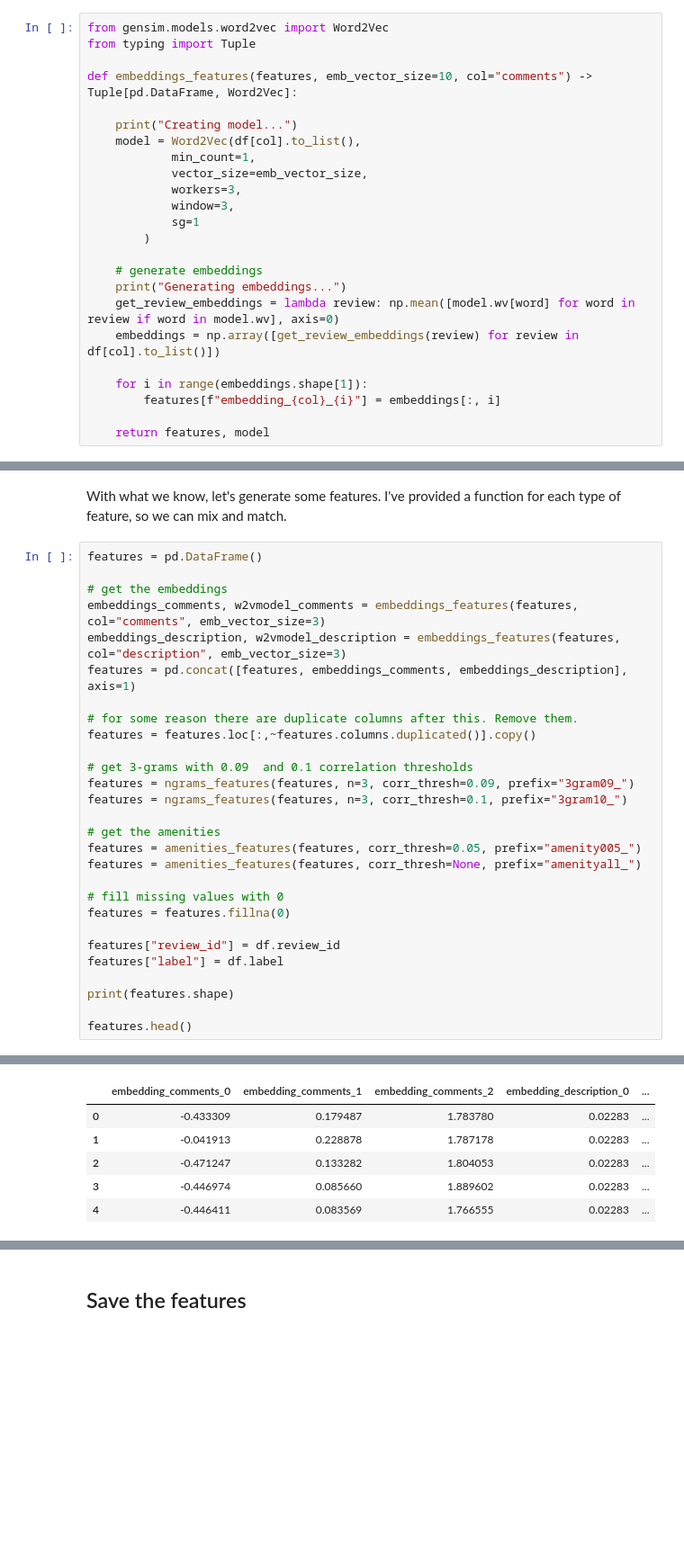
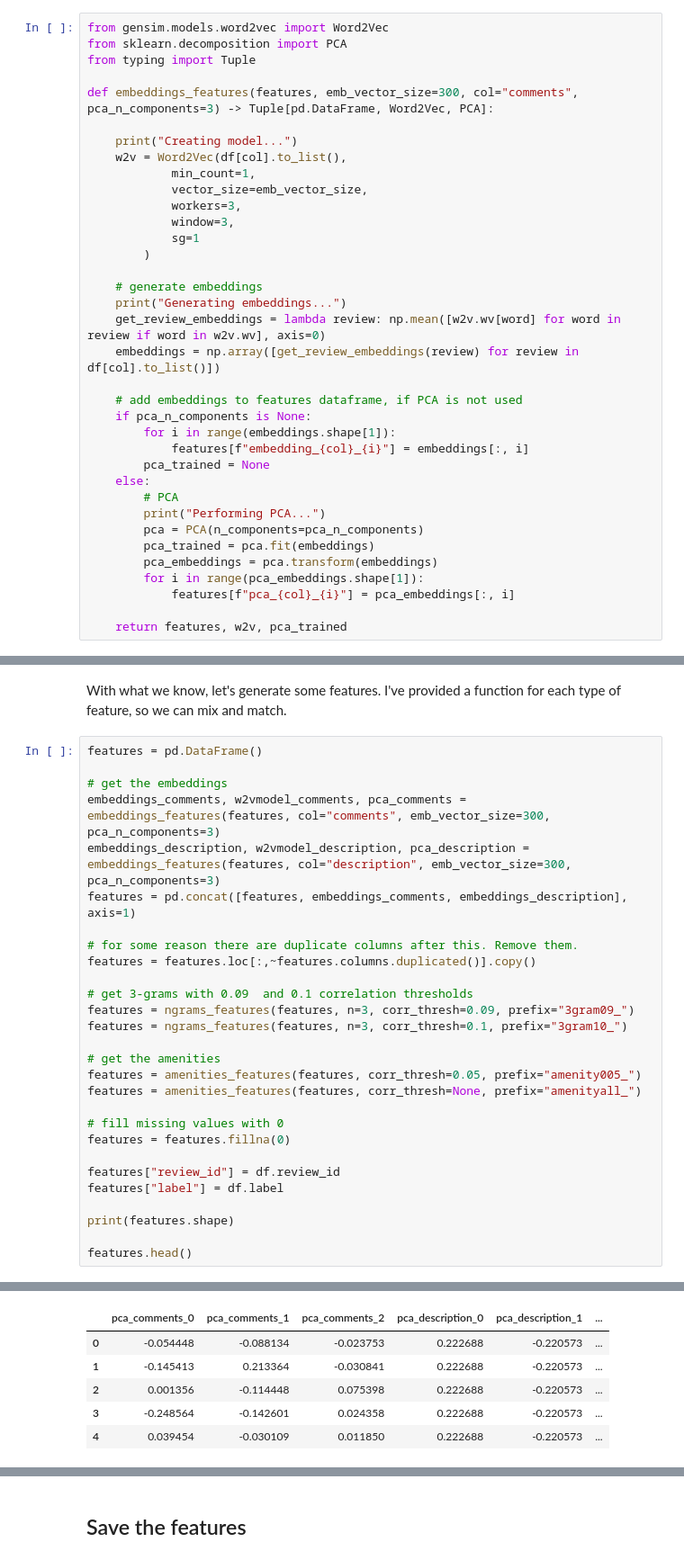
Before and after one commit to g1776/DS440CapstoneIndubitably, a Jupyter notebook: notebooks/modelling/feature_engineering.ipynb, the cells around one changed output, grey strips where cells are left out. Shown: that part at 90% size. Drawn from its saved outputs; the diff is of its cells as text; blank space fills up the shorter version.

```diff
--- a/notebooks/modelling/feature_engineering.ipynb
+++ b/notebooks/modelling/feature_engineering.ipynb
@@ -430,11 +430,12 @@ Another way to look at the data is to use word embeddings. We can use the word2v
 # %%
 from gensim.models.word2vec import Word2Vec
+from sklearn.decomposition import PCA
 from typing import Tuple
 
-def embeddings_features(features, emb_vector_size=10, col="comments") -> Tuple[pd.DataFrame, Word2Vec]:
+def embeddings_features(features, emb_vector_size=300, col="comments", pca_n_components=3) -> Tuple[pd.DataFrame, Word2Vec, PCA]:
 
     print("Creating model...")
-    model = Word2Vec(df[col].to_list(),
+    w2v = Word2Vec(df[col].to_list(),
             min_count=1,
             vector_size=emb_vector_size,
             workers=3,
@@ -444,10 +445,21 @@ def embeddings_features(features, emb_vector_size=10, col="comments") -> Tuple[p
 
     # generate embeddings
     print("Generating embeddings...")
-    get_review_embeddings = lambda review: np.mean([model.wv[word] for word in review if word in model.wv], axis=0)
+    get_review_embeddings = lambda review: np.mean([w2v.wv[word] for word in review if word in w2v.wv], axis=0)
     embeddings = np.array([get_review_embeddings(review) for review in df[col].to_list()])
 
-    for i in range(embeddings.shape[1]):
-        features[f"embedding_{col}_{i}"] = embeddings[:, i]
+    # add embeddings to features dataframe, if PCA is not used
+    if pca_n_components is None:
+        for i in range(embeddings.shape[1]):
+            features[f"embedding_{col}_{i}"] = embeddings[:, i]
+        pca_trained = None
+    else:
+        # PCA
+        print("Performing PCA...")
+        pca = PCA(n_components=pca_n_components)
+        pca_trained = pca.fit(embeddings)
+        pca_embeddings = pca.transform(embeddings)
+        for i in range(pca_embeddings.shape[1]):
+            features[f"pca_{col}_{i}"] = pca_embeddings[:, i]
 
-    return features, model
+    return features, w2v, pca_trained
@@ -459,8 +493,8 @@ With what we know, let's generate some features. I've provided a function for ea
 features = pd.DataFrame()
 
 # get the embeddings
-embeddings_comments, w2vmodel_comments = embeddings_features(features, col="comments", emb_vector_size=3)
-embeddings_description, w2vmodel_description = embeddings_features(features, col="description", emb_vector_size=3)
+embeddings_comments, w2vmodel_comments, pca_comments = embeddings_features(features, col="comments", emb_vector_size=300, pca_n_components=3)
+embeddings_description, w2vmodel_description, pca_description = embeddings_features(features, col="description", emb_vector_size=300, pca_n_components=3)
 features = pd.concat([features, embeddings_comments, embeddings_description], axis=1)
 
 # for some reason there are duplicate columns after this. Remove them.
@@ -491,18 +527,18 @@ Generating embeddings...
 Features above correlation threshold (0.09):
 ['3gram09_would_not_recommend', '3gram09_no_toilet_paper', '3gram09_not_recommend_staying', '3gram09_write_negative_review', '3gram09_sleep_bedroom_door', '3gram09_specifically_asked_not', '3gram09_to ...
 Features above correlation threshold (0.1):
 ['3gram10_would_not_recommend', '3gram10_no_toilet_paper']
 Adding amenities features...
 Features above correlation threshold (0.05):
 ['lockbox', 'dishwasher', 'pool', 'keypad', 'tv', 'stove', 'bathtub', 'balcony', 'shampoo', 'garden', 'cat', 'family', 'breakfast']
 Adding amenities features...
 (1546, 97)
-|  | embedding_comments_0 | embedding_comments_1 | embedding_comments_2 | embedding_description_0 | ... |
-| 0 | -0.433309 | 0.179487 | 1.783780 | 0.02283 | ... |
-| 1 | -0.041913 | 0.228878 | 1.787178 | 0.02283 | ... |
-| 2 | -0.471247 | 0.133282 | 1.804053 | 0.02283 | ... |
-| 3 | -0.446974 | 0.085660 | 1.889602 | 0.02283 | ... |
-| 4 | -0.446411 | 0.083569 | 1.766555 | 0.02283 | ... |
+|  | pca_comments_0 | pca_comments_1 | pca_comments_2 | pca_description_0 | pca_description_1 | ... |
+| 0 | -0.054448 | -0.088134 | -0.023753 | 0.222688 | -0.220573 | ... |
+| 1 | -0.145413 | 0.213364 | -0.030841 | 0.222688 | -0.220573 | ... |
+| 2 | 0.001356 | -0.114448 | 0.075398 | 0.222688 | -0.220573 | ... |
+| 3 | -0.248564 | -0.142601 | 0.024358 | 0.222688 | -0.220573 | ... |
+| 4 | 0.039454 | -0.030109 | 0.011850 | 0.222688 | -0.220573 | ... |
 5 rows × 97 columns
 # %% [markdown]
 ## Save the features
```
Also changed, not shown: parts of 8 cells of this notebook, 6 other files.
